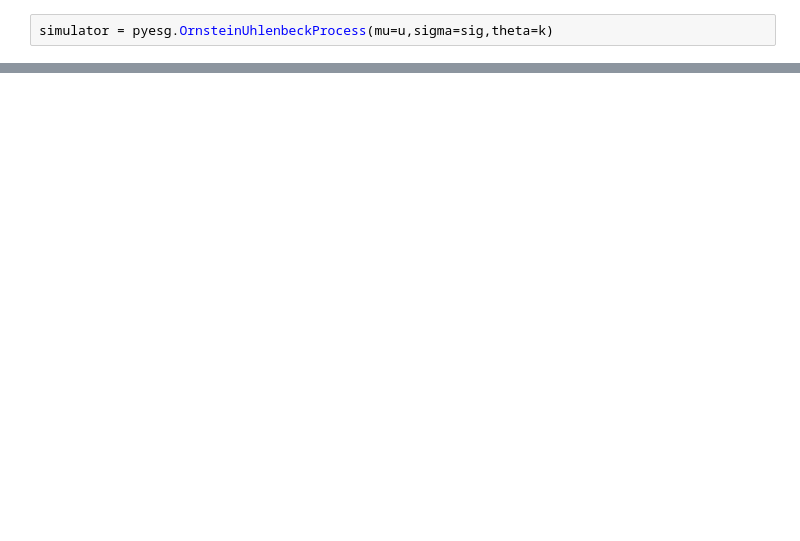
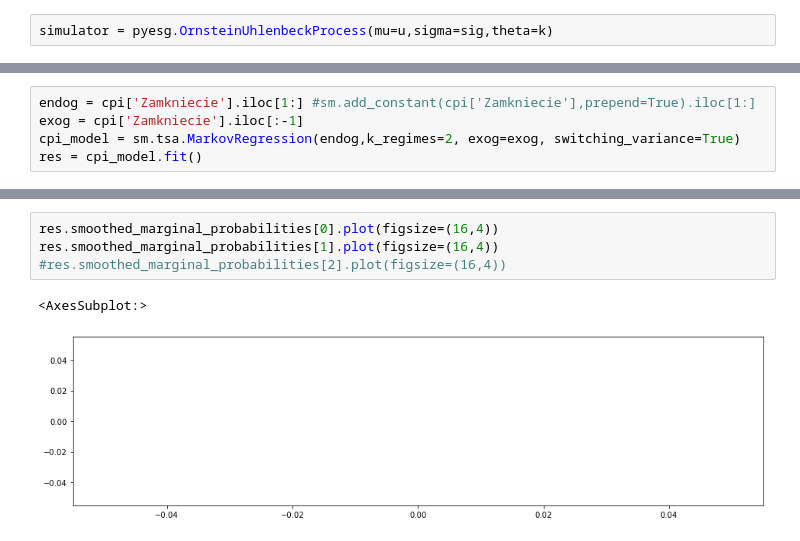
Before and after one commit to msz13/Goal-Based-Investing, a Jupyter notebook: esg/infation.ipynb, the cells around one changed output, grey strips where cells are left out. Saved outputs shown, nothing was run; the diff lists cells and outputs as text; blank space fills up the shorter version.

```diff
--- a/esg/infation.ipynb
+++ b/esg/infation.ipynb
@@ -90,0 +99,5 @@ percentile_summary(perc)
+# %%
+endog = cpi['Zamkniecie'].iloc[1:] #sm.add_constant(cpi['Zamkniecie'],prepend=True).iloc[1:]
+exog = cpi['Zamkniecie'].iloc[:-1]
+cpi_model = sm.tsa.MarkovRegression(endog,k_regimes=2, exog=exog, switching_variance=True)
+res = cpi_model.fit()
@@ -90,0 +155,7 @@ percentile_summary(perc)
+# %%
+res.smoothed_marginal_probabilities[0].plot(figsize=(16,4))
+res.smoothed_marginal_probabilities[1].plot(figsize=(16,4))
+#res.smoothed_marginal_probabilities[2].plot(figsize=(16,4))
+# %% [output]
+<AxesSubplot:>
+[figure, added]
```
Also changed, not shown: parts of 13 cells of this notebook, 2 other files.
